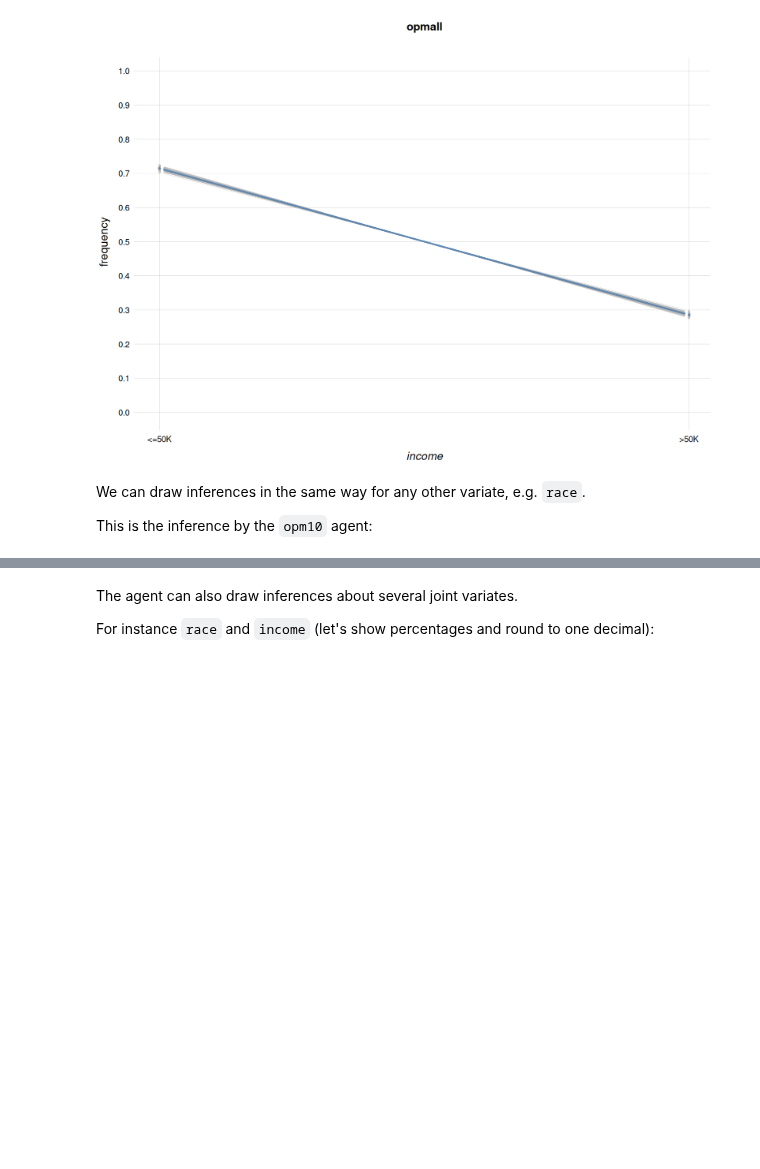
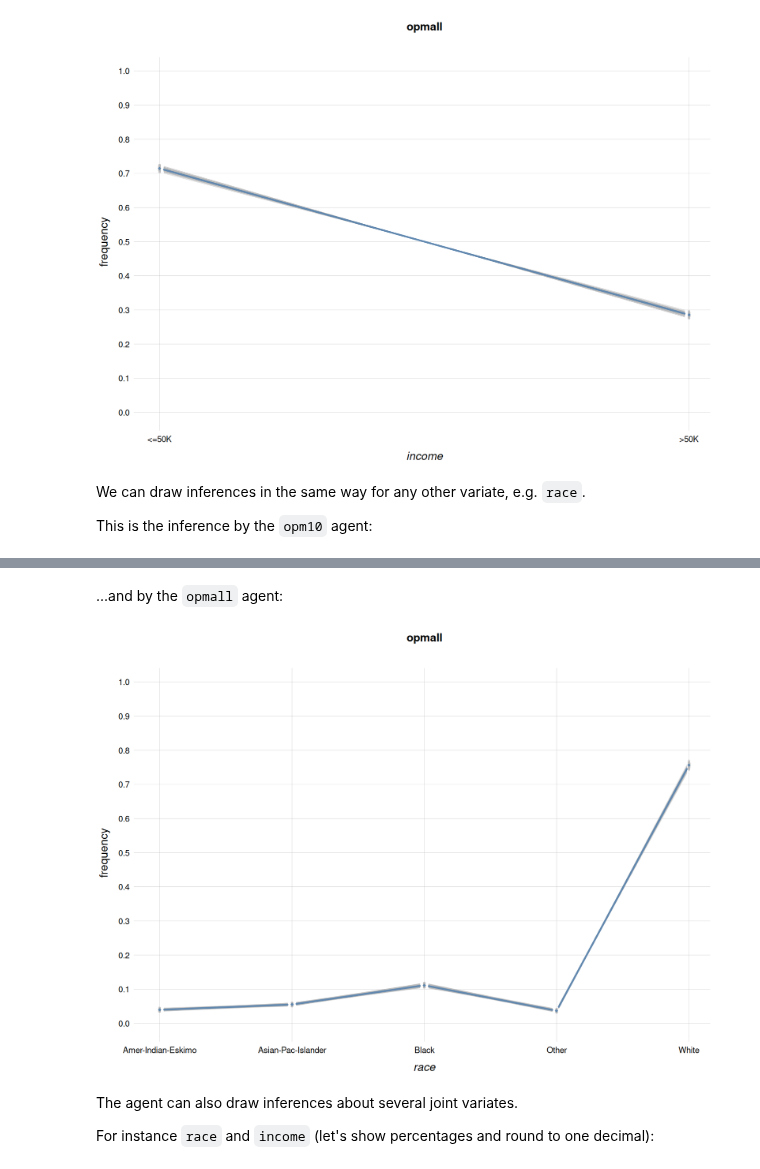
Before and after one commit to pglpm/ADA511, a Jupyter notebook: code/OPM-nominal/opm_adultincome_example.ipynb, the cells around one changed output, grey strips where cells are left out. Drawn from its saved outputs; the diff is of its cells as text; code cells hidden in the pictures; blank space fills up the shorter version.

```diff
--- a/code/OPM-nominal/opm_adultincome_example.ipynb
+++ b/code/OPM-nominal/opm_adultincome_example.ipynb
@@ -115,3 +139,10 @@ plotFsamples1D(agent=opm10, n=200, predictand='race',
+# %% [markdown]
+...and by the `opmall` agent:
+# %%
+plotFsamples1D(agent=opmall, n=200, predictand='race',
+               ylim=c(0,1), main='opmall')  # last options are for plotting
+# %% [output]
+[figure, added]
 # %% [markdown]
 The agent can also draw inferences about several joint variates.
 
```
Also changed, not shown: parts of 33 cells of this notebook, 19 other files.
